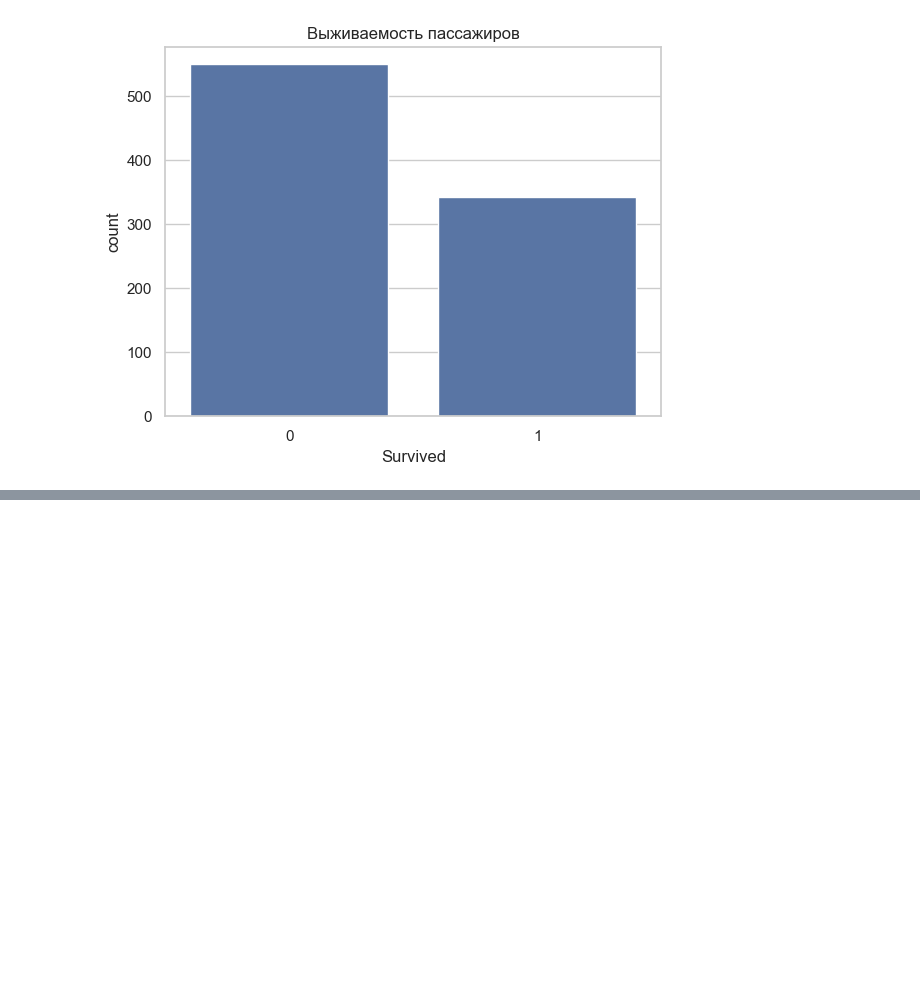
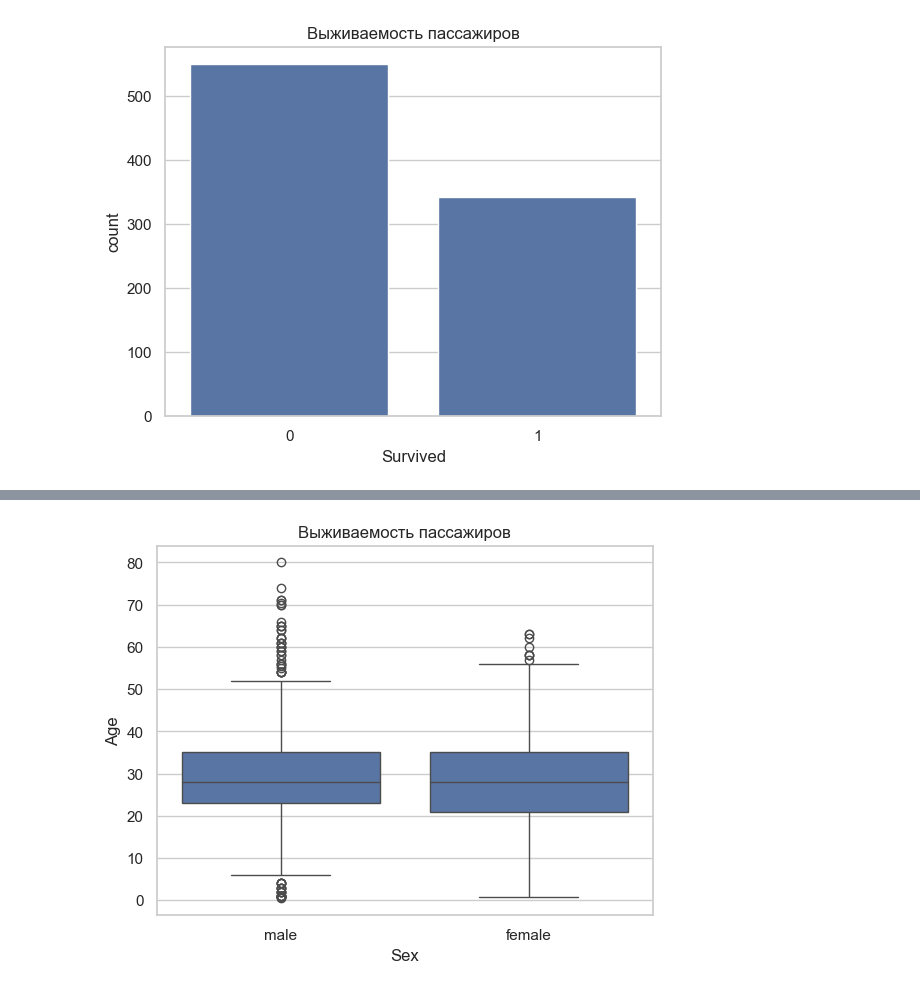
Before and after one commit to StepanPro999636/bool_bool, a Jupyter notebook: homework/homework_lesson3_Lazarenko_Stephan.ipynb, the cells around one changed output, grey strips where cells are left out. Cells and saved outputs as stored; diff of their text form; code cells hidden in the pictures; blank space fills up the shorter version.

```diff
--- a/homework/homework_lesson3_Lazarenko_Stephan.ipynb
+++ b/homework/homework_lesson3_Lazarenko_Stephan.ipynb
@@ -115,0 +136,6 @@ Seaborn локаничнее и проще, но matplotlib более тонк
+# %%
+plt.title("Выживаемость пассажиров")
+sns.boxplot(data=tit, x="Sex", y="Age")
+plt.show()
+# %% [output]
+[figure, added]
```
Also changed, not shown: parts of 6 cells of this notebook.
